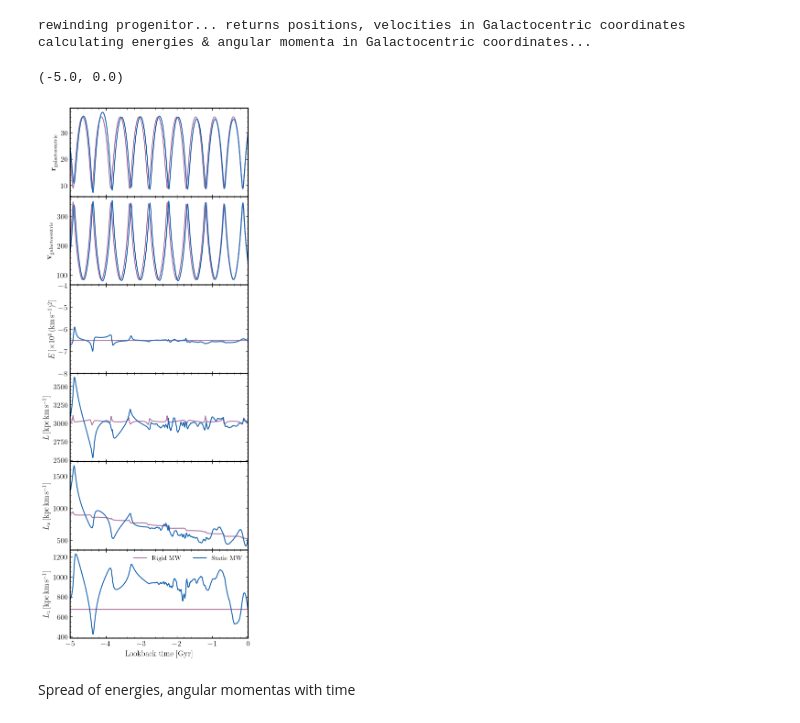
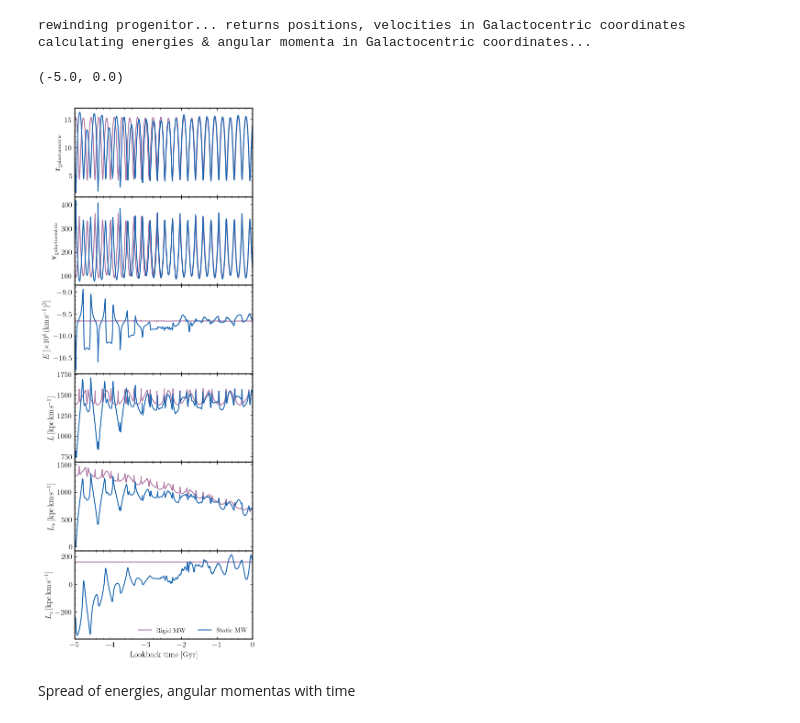
Before and after one commit to dc-broo3/oceanus, a Jupyter notebook: analysis/disc-numerics.ipynb, the cells around one changed output. Cells and saved outputs as stored; diff of their text form; code cells hidden in the pictures.

```diff
--- a/analysis/disc-numerics.ipynb
+++ b/analysis/disc-numerics.ipynb
@@ -647,7 +650,7 @@ def readparams(paramfile):
     apocenter = d["apocenter"]
     Tbegin = d["Tbegin"]
     Tfinal =  d["Tfinal"]
-    dtmin  = 0.002 #d["dtmin"]
+    dtmin  = 0.001 #d["dtmin"]
     haloflag = 0 #d["haloflag"]
     lmcflag = 0 #d["lmcflag"]
     discflag = 0 #d["discflag"]
@@ -675,8 +678,8 @@ def readparams(paramfile):
     return [inpath, snapname, outpath, outname, prog_ics ,prog_mass, prog_scale, pericenter, apocenter, Tbegin, Tfinal, dtmin,
             haloflag, discflag, lmcflag, strip_rate, static_mwh, static_mwd, lmc_switch]
 # %%
-# file = "../ics/high-vel-dis/param_15.yaml"
-file = "../ics/rigid-mw/param_1021.yaml"
+file = "../ics/high-vel-dis/param_15.yaml"
+# file = "../ics/rigid-mw/param_1021.yaml"
 params = readparams(file)
 params
 # %% [output]
@@ -731,35 +734,35 @@ plt.plot(static_ts, np.linalg.norm(static_vs, axis=1))
 # plt.ylim(0,)
 plt.ylabel(r'$\mathbf{v}_{\mathrm{galactocentric}}$')
 
 plt.sca(ax[2])
 plt.plot(rigid_ts, rigid_energies/1e4)
 plt.plot(static_ts, static_energies/1e4)
-plt.ylim(-8,-4)
+# plt.ylim(-8,-4)
 plt.ylabel(r'$E\,[\times 10^{4}\,(\mathrm{km}\,\mathrm{s}^{-1})^2]$')
 
 plt.sca(ax[3])
 plt.plot(rigid_ts, rigid_Ls)
 plt.plot(static_ts, static_Ls)
 plt.ylabel(r'$L\,[\mathrm{kpc}\,\mathrm{km}\,\mathrm{s}^{-1}]$')
 
 plt.sca(ax[4])
 plt.plot(rigid_ts, rigid_Lxs)
 plt.plot(static_ts, static_Lxs)
 plt.ylabel(r'$L_x\,[\mathrm{kpc}\,\mathrm{km}\,\mathrm{s}^{-1}]$')
 
 plt.sca(ax[5])
 plt.plot(rigid_ts, rigid_Lzs, label='Rigid MW')
 plt.plot(static_ts, static_Lzs, label='Static MW')
 plt.xlabel('Lookback time [Gyr]')
 plt.ylabel(r'$L_z\,[\mathrm{kpc}\,\mathrm{km}\,\mathrm{s}^{-1}]$')
 plt.legend(frameon=False, fontsize=10, ncol=2)
 
 plt.xlim(-5,0.)
 
 # plt.savefig('../analysis/figures/high-vel-dis/rigid-vs-static-MW-orbit-normalstream.pdf')
 # %% [output]
 (-5.0, 0.0)
-[figure, old version]
+[figure, new version]
 # %% [markdown]
 Spread of energies, angular momentas with time
 # %%
```
Also changed, not shown: parts of 24 cells of this notebook, 1 other file.
